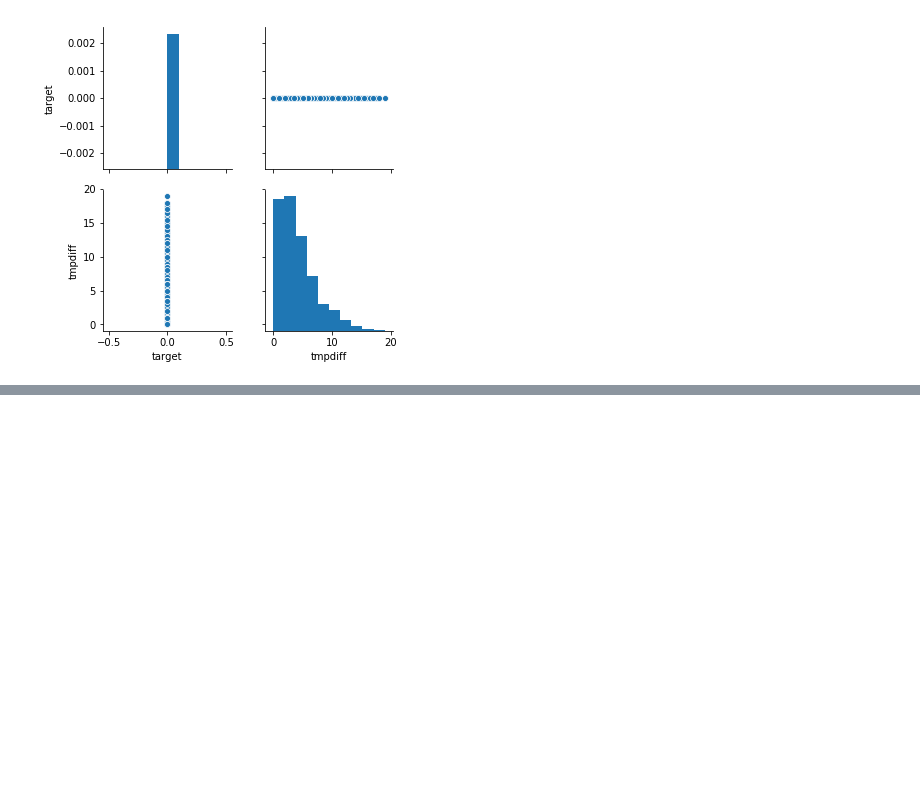
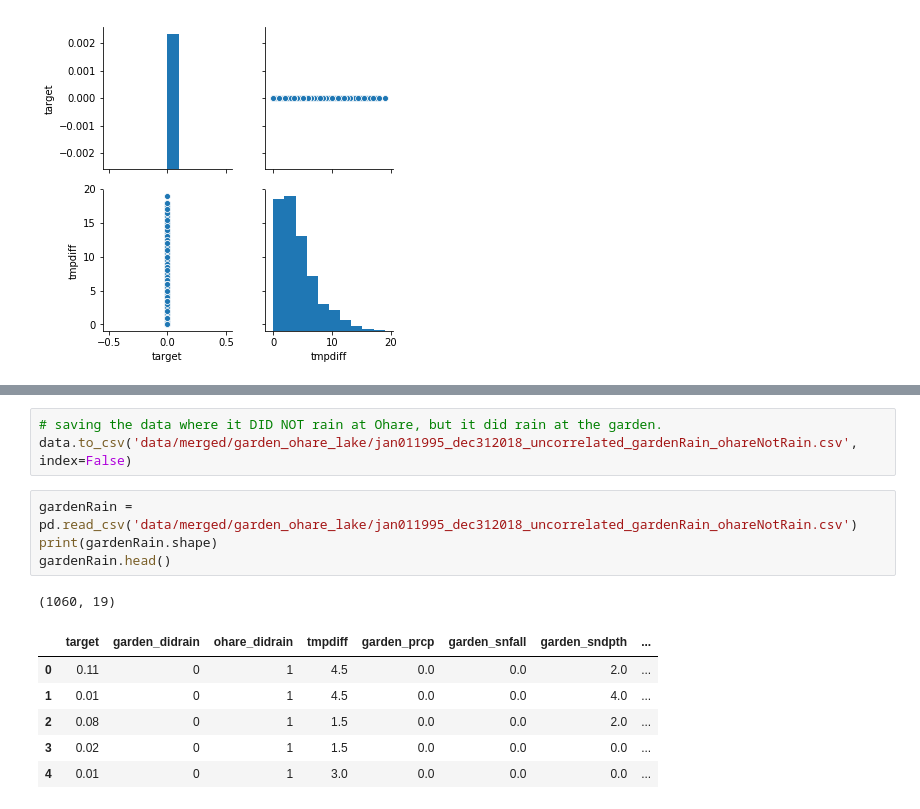
Before and after one commit to BlakeWallace/Lake_Michigan_Influences, a Jupyter notebook: 4_EDA_and_analysis_of_everything.ipynb, the cells around one changed output, grey strips where cells are left out. Drawn from its saved outputs; the diff is of its cells as text; blank space fills up the shorter version.

```diff
--- a/4_EDA_and_analysis_of_everything.ipynb
+++ b/4_EDA_and_analysis_of_everything.ipynb
@@ -1106,0 +1222,15 @@ sns.pairplot(data[['target', 'tmpdiff']]);
+# %%
+# saving the data where it DID NOT rain at Ohare, but it did rain at the garden.
+data.to_csv('data/merged/garden_ohare_lake/jan011995_dec312018_uncorrelated_gardenRain_ohareNotRain.csv', index=False)
+# %%
+gardenRain = pd.read_csv('data/merged/garden_ohare_lake/jan011995_dec312018_uncorrelated_gardenRain_ohareNotRain.csv')
+print(gardenRain.shape)
+gardenRain.head()
+# %% [output]
+(1060, 19)
+|  | target | garden_didrain | ohare_didrain | tmpdiff | garden_prcp | garden_snfall | garden_sndpth | ... |
+| 0 | 0.11 | 0 | 1 | 4.5 | 0.0 | 0.0 | 2.0 | ... |
+| 1 | 0.01 | 0 | 1 | 4.5 | 0.0 | 0.0 | 4.0 | ... |
+| 2 | 0.08 | 0 | 1 | 1.5 | 0.0 | 0.0 | 2.0 | ... |
+| 3 | 0.02 | 0 | 1 | 1.5 | 0.0 | 0.0 | 0.0 | ... |
+| 4 | 0.01 | 0 | 1 | 3.0 | 0.0 | 0.0 | 0.0 | ... |
```
Also changed, not shown: parts of 9 cells of this notebook, 11 other files.
